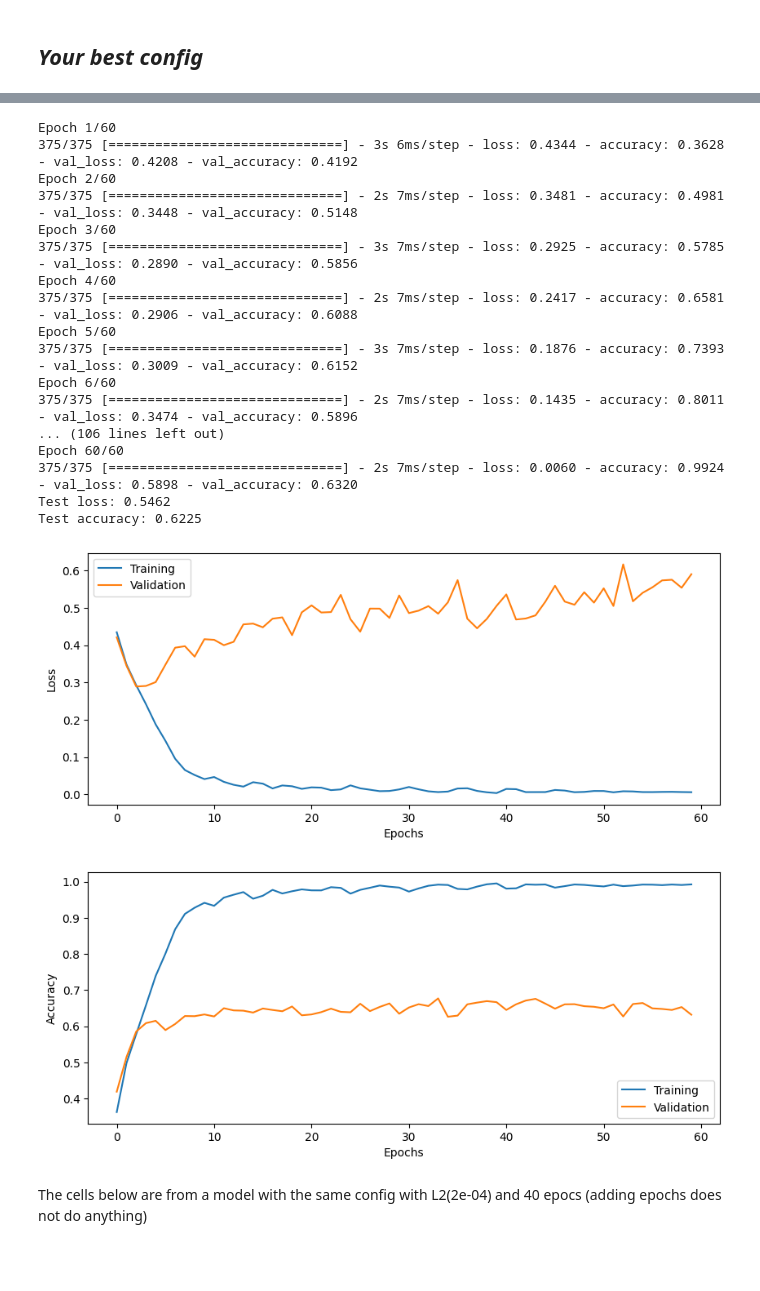
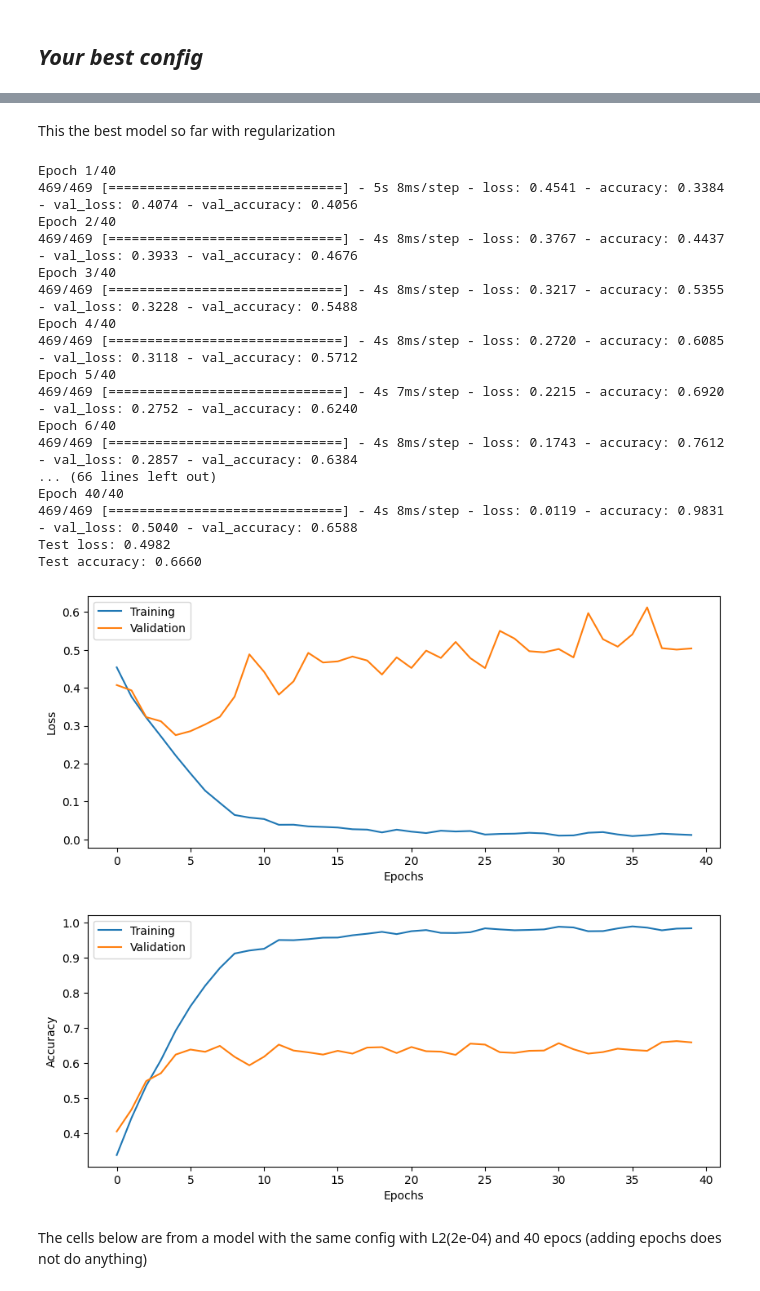
Before and after one commit to arreen/deeplearninglabs, a Jupyter notebook: 3_CNN/CNN_Lab_AB2.ipynb, the cells around one changed output, grey strips where cells are left out. Drawn from its saved outputs; the diff is of its cells as text; code cells hidden in the pictures; blank space fills up the shorter version.

Commit message:
Tests of today

```diff
--- a/3_CNN/CNN_Lab_AB2.ipynb
+++ b/3_CNN/CNN_Lab_AB2.ipynb
@@ -774,56 +884,60 @@ You have now seen the basic building blocks of a 2D CNN. To further improve perf
+# %% [markdown]
+This the best model so far with regularization
 # %%
 # --------------------------------------------
 # === Your code here =========================
 # --------------------------------------------
 
 # Setup some training parameters
 from tf_keras.regularizers import L2, L1L2
 
-batch_size = 20
-epochs = 60
+batch_size = 16
+epochs = 40
 input_shape = Xtrain.shape[1:4]
 learning_rate = 0.005
 loss = CategoricalFocalCrossentropy(gamma = 0)
-regularizer =  L1L2(l1 = 0, l2 = 2e-4)
+conv_regularizer =  L1L2(l1 = 0, l2 = 2e-4)
 
 # Build and train model. Here experiment with several model architecture configurations to obtain the best performance.
 model4 = build_CNN(input_shape, loss, n_conv_layers=4, n_filters=80, n_dense_layers=1, n_nodes=40, use_dropout=0, learning_rate=learning_rate,  act_fun = 'relu',
                 optimizer ='Adam',
                 print_summary = False,
-                BN_order_experiment=True, kernel_size = (3,3))
+                kernel_regularizer= conv_regularizer,
+                bias_regularizer= conv_regularizer,
+                BN_order_experiment=False, kernel_size = (3,3))
 
 history4 = model4.fit(Xtrain, Ytrain, epochs = epochs, batch_size = batch_size, validation_data = (Xval, Yval))
 
 # Evaluate model on test data
 score4 = model4.evaluate(Xtest, Ytest, verbose=0)
 
 # ============================================
 
 print('Test loss: %.4f' % score4[0])
 print('Test accuracy: %.4f' % score4[1])
 
 # Plot the history from the training run
 plot_results(history4)
 # %% [output]
-Epoch 1/60
-375/375 [==============================] - 3s 6ms/step - loss: 0.4344 - accuracy: 0.3628 - val_loss: 0.4208 - val_accuracy: 0.4192
-Epoch 2/60
-375/375 [==============================] - 2s 7ms/step - loss: 0.3481 - accuracy: 0.4981 - val_loss: 0.3448 - val_accuracy: 0.5148
-Epoch 3/60
-375/375 [==============================] - 3s 7ms/step - loss: 0.2925 - accuracy: 0.5785 - val_loss: 0.2890 - val_accuracy: 0.5856
-Epoch 4/60
-375/375 [==============================] - 2s 7ms/step - loss: 0.2417 - accuracy: 0.6581 - val_loss: 0.2906 - val_accuracy: 0.6088
-Epoch 5/60
-375/375 [==============================] - 3s 7ms/step - loss: 0.1876 - accuracy: 0.7393 - val_loss: 0.3009 - val_accuracy: 0.6152
-Epoch 6/60
-375/375 [==============================] - 2s 7ms/step - loss: 0.1435 - accuracy: 0.8011 - val_loss: 0.3474 - val_accuracy: 0.5896
-... (106 lines left out)
-Epoch 60/60
-375/375 [==============================] - 2s 7ms/step - loss: 0.0060 - accuracy: 0.9924 - val_loss: 0.5898 - val_accuracy: 0.6320
-Test loss: 0.5462
-Test accuracy: 0.6225
+Epoch 1/40
+469/469 [==============================] - 5s 8ms/step - loss: 0.4541 - accuracy: 0.3384 - val_loss: 0.4074 - val_accuracy: 0.4056
+Epoch 2/40
+469/469 [==============================] - 4s 8ms/step - loss: 0.3767 - accuracy: 0.4437 - val_loss: 0.3933 - val_accuracy: 0.4676
+Epoch 3/40
+469/469 [==============================] - 4s 8ms/step - loss: 0.3217 - accuracy: 0.5355 - val_loss: 0.3228 - val_accuracy: 0.5488
+Epoch 4/40
+469/469 [==============================] - 4s 8ms/step - loss: 0.2720 - accuracy: 0.6085 - val_loss: 0.3118 - val_accuracy: 0.5712
+Epoch 5/40
+469/469 [==============================] - 4s 7ms/step - loss: 0.2215 - accuracy: 0.6920 - val_loss: 0.2752 - val_accuracy: 0.6240
+Epoch 6/40
+469/469 [==============================] - 4s 8ms/step - loss: 0.1743 - accuracy: 0.7612 - val_loss: 0.2857 - val_accuracy: 0.6384
+... (66 lines left out)
+Epoch 40/40
+469/469 [==============================] - 4s 8ms/step - loss: 0.0119 - accuracy: 0.9831 - val_loss: 0.5040 - val_accuracy: 0.6588
+Test loss: 0.4982
+Test accuracy: 0.6660
-[figure, old version]
+[figure, new version]
-[figure, old version]
+[figure, new version]
 # %% [markdown]
 The cells below are from a model with the same config with L2(2e-04) and 40 epocs (adding epochs does not do anything)
 # %%
```
Also changed, not shown: parts of 11 cells of this notebook, 1 other file.
